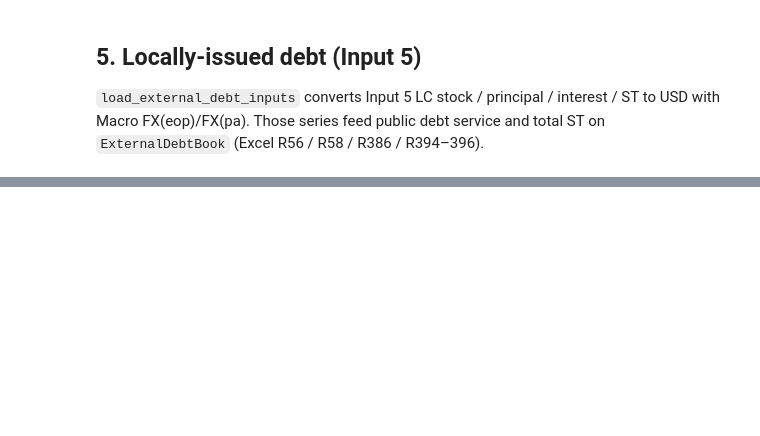
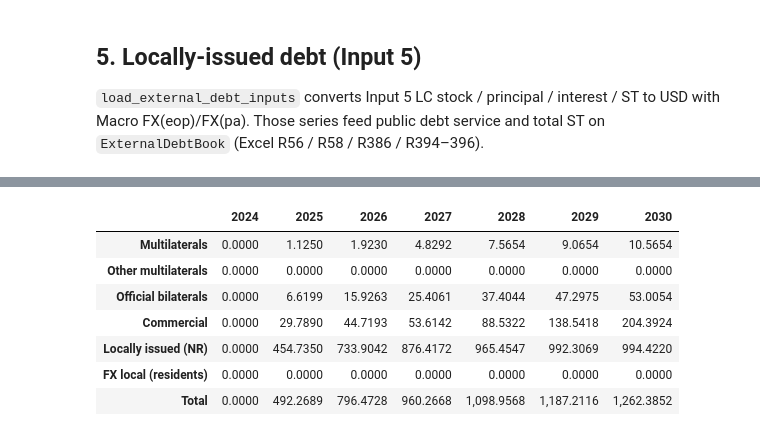
Before and after one commit to Teal-Insights/py-lic-dsf, a Jupyter notebook: demo/ext_debt.ipynb, the cells around one changed output, grey strips where cells are left out. Cells and saved outputs as stored; diff of their text form; code cells hidden in the pictures; blank space fills up the shorter version.

Commit message:
grant element, creditor groups, other tests

```diff
--- a/demo/ext_debt.ipynb
+++ b/demo/ext_debt.ipynb
@@ -236,0 +269,11 @@ book.total_public_debt_service().iloc[:, :8]
+# %%
+book.new_interest_by_creditor().loc[:, 2024:2030]
+# %% [output]
+|  | 2024 | 2025 | 2026 | 2027 | 2028 | 2029 | 2030 |
+| Multilaterals | 0.0000 | 1.1250 | 1.9230 | 4.8292 | 7.5654 | 9.0654 | 10.5654 |
+| Other multilaterals | 0.0000 | 0.0000 | 0.0000 | 0.0000 | 0.0000 | 0.0000 | 0.0000 |
+| Official bilaterals | 0.0000 | 6.6199 | 15.9263 | 25.4061 | 37.4044 | 47.2975 | 53.0054 |
+| Commercial | 0.0000 | 29.7890 | 44.7193 | 53.6142 | 88.5322 | 138.5418 | 204.3924 |
+| Locally issued (NR) | 0.0000 | 454.7350 | 733.9042 | 876.4172 | 965.4547 | 992.3069 | 994.4220 |
+| FX local (residents) | 0.0000 | 0.0000 | 0.0000 | 0.0000 | 0.0000 | 0.0000 | 0.0000 |
+| Total | 0.0000 | 492.2689 | 796.4728 | 960.2668 | 1,098.9568 | 1,187.2116 | 1,262.3852 |
```
Also changed, not shown: parts of 9 cells of this notebook, 8 other files.
